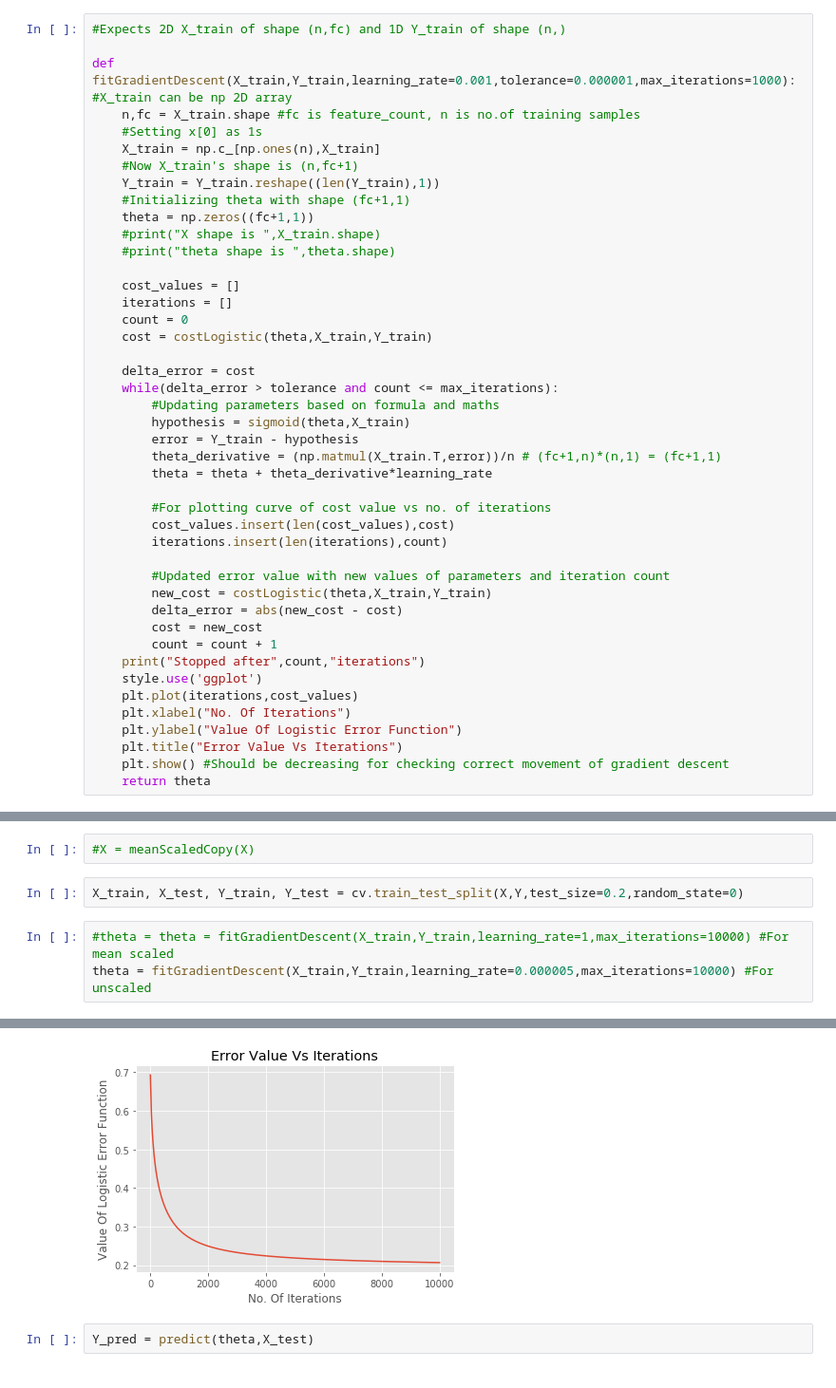
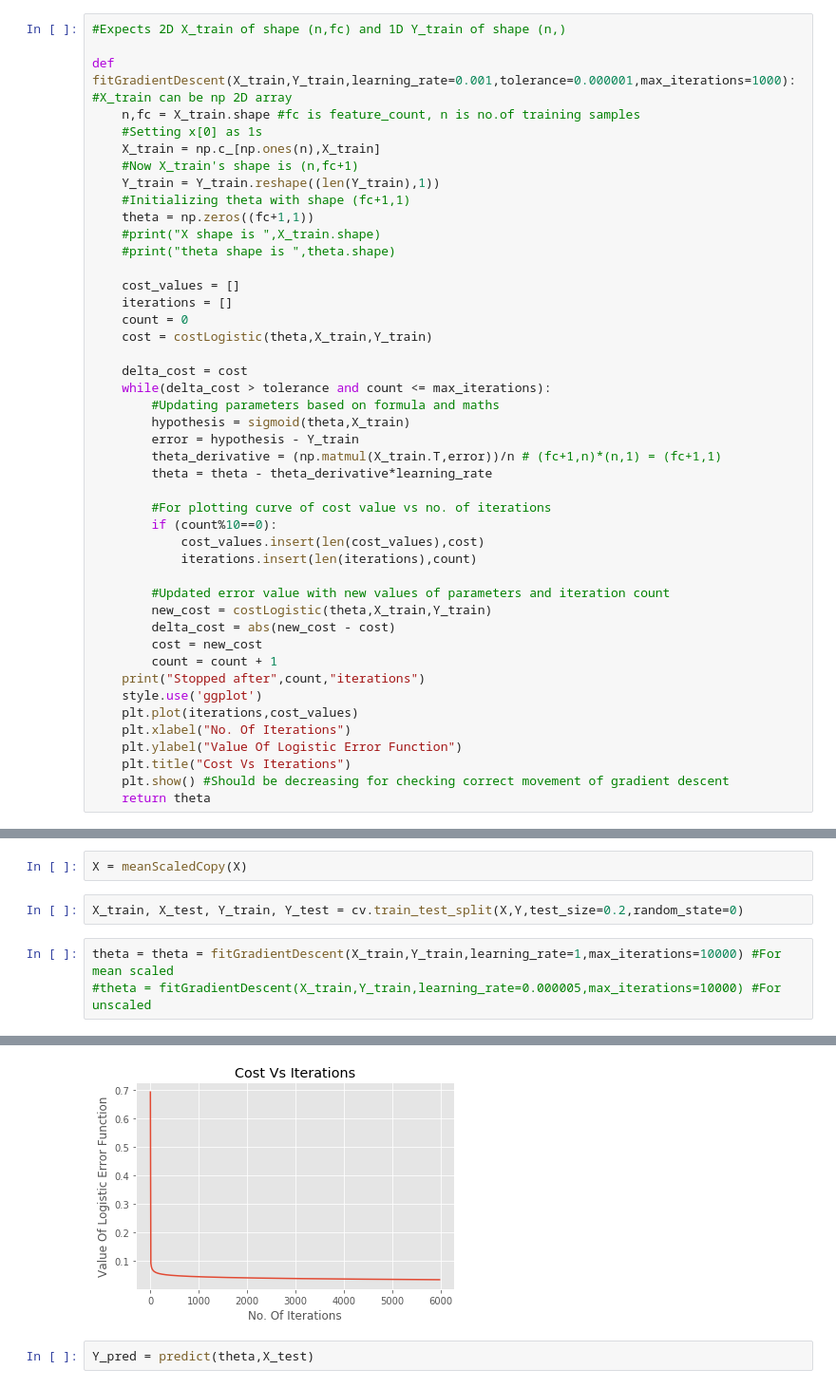
Before and after one commit to aakashgupta96/Learning-ML, a Jupyter notebook: Aakash/LogisticRegression.ipynb, the cells around one changed output, grey strips where cells are left out. Shown: that part at 95% size. Saved outputs shown, nothing was run; the diff lists cells and outputs as text.

Commit message:
increased readability in gradient descent linear regression

```diff
--- a/Aakash/LogisticRegression.ipynb
+++ b/Aakash/LogisticRegression.ipynb
@@ -38,21 +38,22 @@ def fitGradientDescent(X_train,Y_train,learning_rate=0.001,tolerance=0.000001,ma
     count = 0
     cost = costLogistic(theta,X_train,Y_train)
 
-    delta_error = cost
-    while(delta_error > tolerance and count <= max_iterations):
+    delta_cost = cost
+    while(delta_cost > tolerance and count <= max_iterations):
         #Updating parameters based on formula and maths
         hypothesis = sigmoid(theta,X_train)
-        error = Y_train - hypothesis
+        error = hypothesis - Y_train
         theta_derivative = (np.matmul(X_train.T,error))/n # (fc+1,n)*(n,1) = (fc+1,1)
-        theta = theta + theta_derivative*learning_rate
+        theta = theta - theta_derivative*learning_rate
 
         #For plotting curve of cost value vs no. of iterations
-        cost_values.insert(len(cost_values),cost)
-        iterations.insert(len(iterations),count)
+        if (count%10==0):
+            cost_values.insert(len(cost_values),cost)
+            iterations.insert(len(iterations),count)
 
         #Updated error value with new values of parameters and iteration count
         new_cost = costLogistic(theta,X_train,Y_train)
-        delta_error = abs(new_cost - cost)
+        delta_cost = abs(new_cost - cost)
         cost = new_cost
         count = count + 1
     print("Stopped after",count,"iterations")
@@ -60,7 +61,7 @@ def fitGradientDescent(X_train,Y_train,learning_rate=0.001,tolerance=0.000001,ma
     plt.plot(iterations,cost_values)
     plt.xlabel("No. Of Iterations")
     plt.ylabel("Value Of Logistic Error Function")
-    plt.title("Error Value Vs Iterations")
+    plt.title("Cost Vs Iterations")
     plt.show() #Should be decreasing for checking correct movement of gradient descent
     return theta
 # %%
@@ -83,10 +84,10 @@ df = pd.DataFrame(cancer.data)
 X = df.values
 Y = cancer.target
 # %%
-#X = meanScaledCopy(X)
+X = meanScaledCopy(X)
 # %%
 X_train, X_test, Y_train, Y_test = cv.train_test_split(X,Y,test_size=0.2,random_state=0)
 # %%
-#theta = theta = fitGradientDescent(X_train,Y_train,learning_rate=1,max_iterations=10000) #For mean scaled
-theta = fitGradientDescent(X_train,Y_train,learning_rate=0.000005,max_iterations=10000) #For unscaled
+theta = theta = fitGradientDescent(X_train,Y_train,learning_rate=1,max_iterations=10000) #For mean scaled
+#theta = fitGradientDescent(X_train,Y_train,learning_rate=0.000005,max_iterations=10000) #For unscaled
 # %% [output]
@@ -94,4 +95,4 @@ Stopped after 10001 iterations
-[figure, old version]
+[figure, new version]
 # %%
 Y_pred = predict(theta,X_test)
 # %%
```
Also changed, not shown: parts of 6 cells of this notebook, 1 other file.
